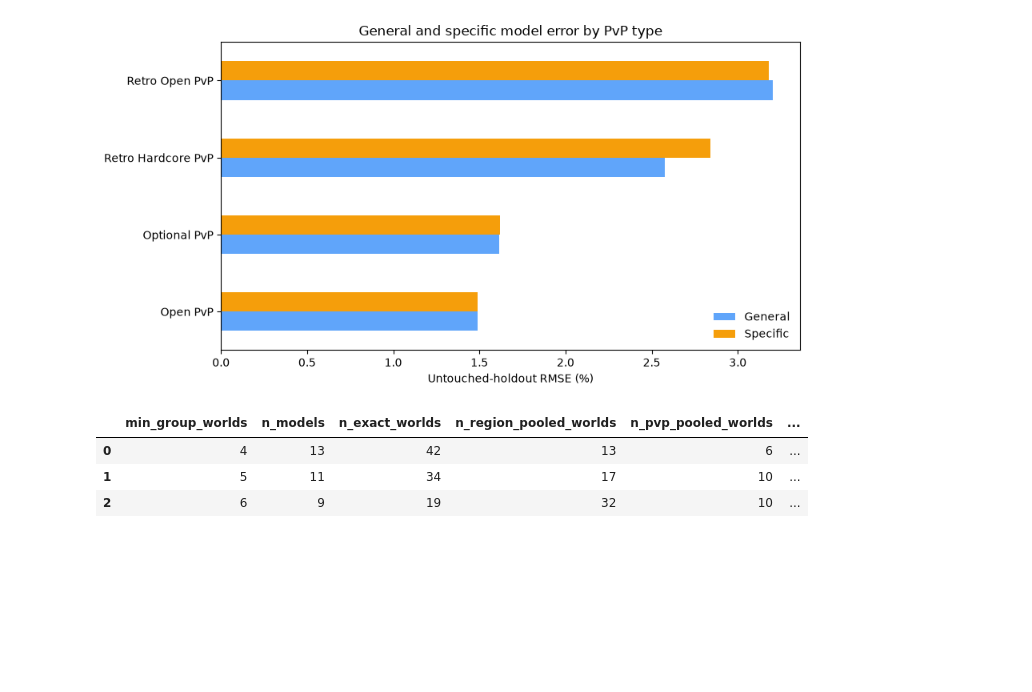
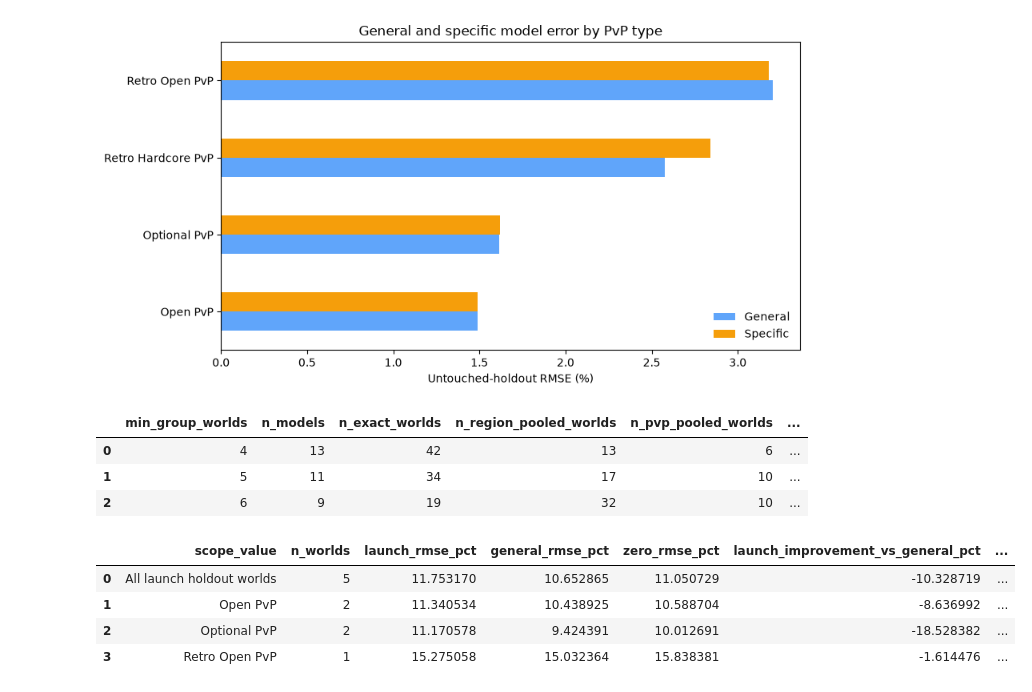
Before and after one commit to nesleykent/tibia-coins-intelligence, a Jupyter notebook: notebooks/general_vs_specific_models.ipynb, the cells around one changed output. Drawn from its saved outputs; the diff is of its cells as text; code cells hidden in the pictures; blank space fills up the shorter version.

```diff
--- a/notebooks/general_vs_specific_models.ipynb
+++ b/notebooks/general_vs_specific_models.ipynb
@@ -111,3 +141,16 @@ sensitivity[[
 | 0 | 4 | 13 | 42 | 13 | 6 | ... |
 | 1 | 5 | 11 | 34 | 17 | 10 | ... |
 | 2 | 6 | 9 | 19 | 32 | 10 | ... |
+# %%
+launch_headline = launch_comparison[[
+    "scope_value", "n_worlds", "launch_rmse_pct",
+    "general_rmse_pct", "zero_rmse_pct",
+    "launch_improvement_vs_general_pct", "better_model",
+]]
+launch_headline
+# %% [output]
+|  | scope_value | n_worlds | launch_rmse_pct | general_rmse_pct | zero_rmse_pct | launch_improvement_vs_general_pct | ... |
+| 0 | All launch holdout worlds | 5 | 11.753170 | 10.652865 | 11.050729 | -10.328719 | ... |
+| 1 | Open PvP | 2 | 11.340534 | 10.438925 | 10.588704 | -8.636992 | ... |
+| 2 | Optional PvP | 2 | 11.170578 | 9.424391 | 10.012691 | -18.528382 | ... |
+| 3 | Retro Open PvP | 1 | 15.275058 | 15.032364 | 15.838381 | -1.614476 | ... |
```
Also changed, not shown: parts of 7 cells of this notebook, 18 other files.
